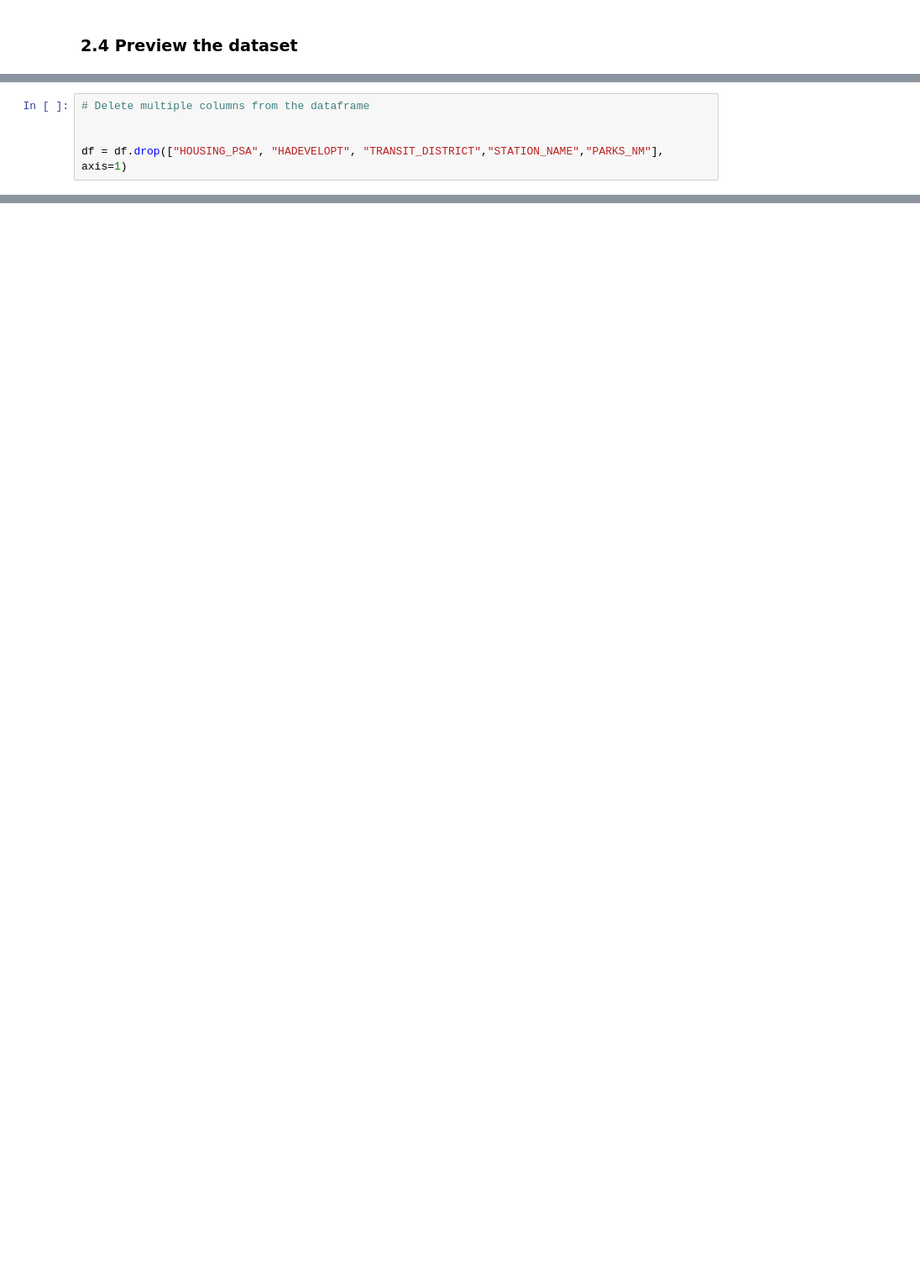
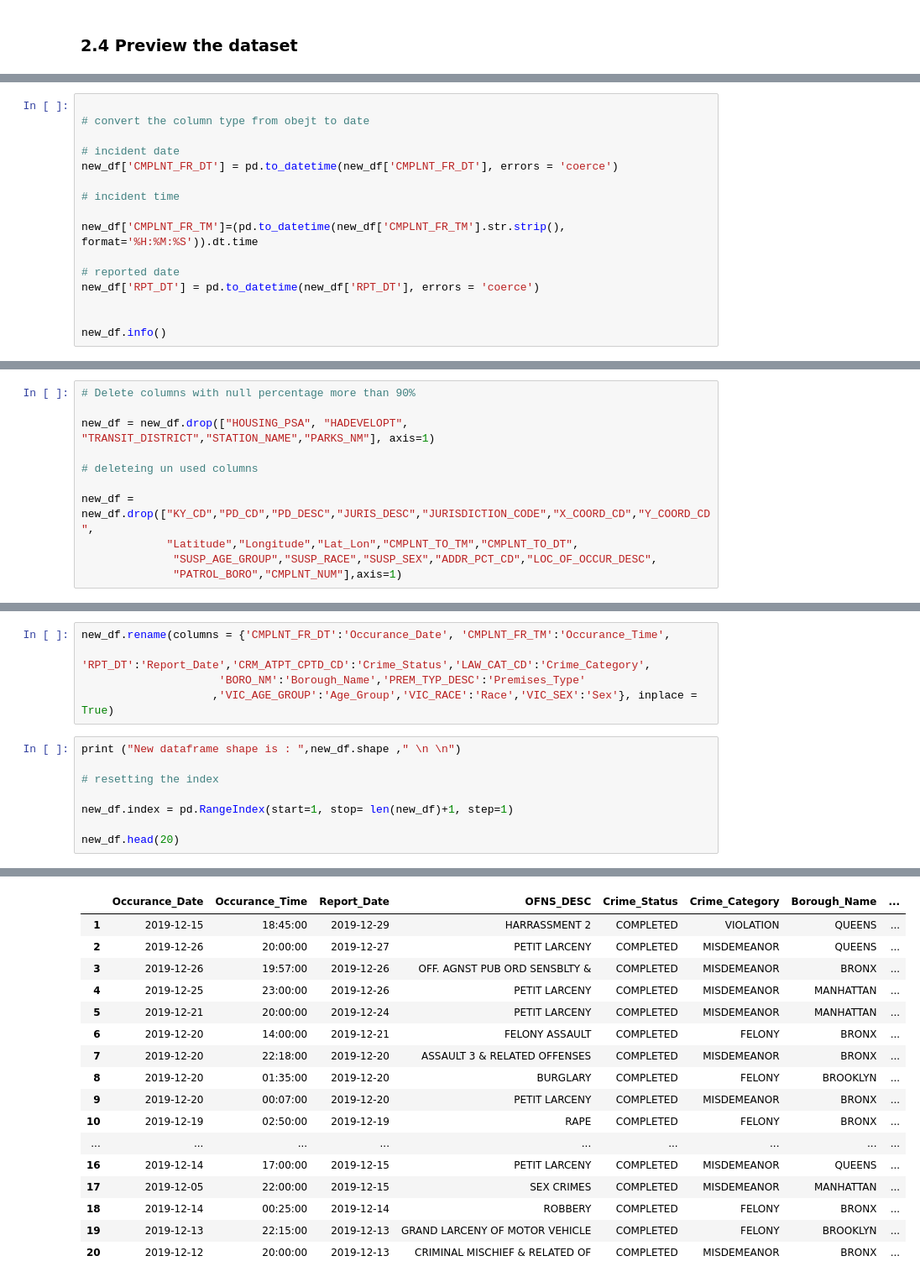
Before and after one commit to moutasam/NYC-Complaints-Python-Project, a Jupyter notebook: NYC Crimes Analysis.ipynb, the cells around one changed output, grey strips where cells are left out. Shown at 84% size. Drawn from its saved outputs; the diff is of its cells as text; blank space fills up the shorter version.

```diff
--- a/NYC Crimes Analysis.ipynb
+++ b/NYC Crimes Analysis.ipynb
@@ -127,5 +117,0 @@ dtype: object
-# %%
-# Delete multiple columns from the dataframe
-
-
-df = df.drop(["HOUSING_PSA", "HADEVELOPT", "TRANSIT_DISTRICT","STATION_NAME","PARKS_NM"], axis=1)
@@ -210,0 +320,16 @@ The Total number of records with valid age groups :  5383587  which is  68.795 %
+# %%
+
+# convert the column type from obejt to date
+
+# incident date
+new_df['CMPLNT_FR_DT'] = pd.to_datetime(new_df['CMPLNT_FR_DT'], errors = 'coerce')
+
+# incident time
+
+new_df['CMPLNT_FR_TM']=(pd.to_datetime(new_df['CMPLNT_FR_TM'].str.strip(), format='%H:%M:%S')).dt.time
+
+# reported date
+new_df['RPT_DT'] = pd.to_datetime(new_df['RPT_DT'], errors = 'coerce')
+
+
+new_df.info()
@@ -241,0 +359,11 @@ valid_age_df.groupby(['VIC_AGE_GROUP','VIC_RACE']).count()
+# %%
+# Delete columns with null percentage more than 90%
+
+new_df = new_df.drop(["HOUSING_PSA", "HADEVELOPT", "TRANSIT_DISTRICT","STATION_NAME","PARKS_NM"], axis=1)
+
+# deleteing un used columns
+
+new_df = new_df.drop(["KY_CD","PD_CD","PD_DESC","JURIS_DESC","JURISDICTION_CODE","X_COORD_CD","Y_COORD_CD",
+             "Latitude","Longitude","Lat_Lon","CMPLNT_TO_TM","CMPLNT_TO_DT",
+              "SUSP_AGE_GROUP","SUSP_RACE","SUSP_SEX","ADDR_PCT_CD","LOC_OF_OCCUR_DESC",
+              "PATROL_BORO","CMPLNT_NUM"],axis=1)
@@ -241,0 +374,14 @@ valid_age_df.groupby(['VIC_AGE_GROUP','VIC_RACE']).count()
+# %%
+new_df.rename(columns = {'CMPLNT_FR_DT':'Occurance_Date', 'CMPLNT_FR_TM':'Occurance_Time',
+                     'RPT_DT':'Report_Date','CRM_ATPT_CPTD_CD':'Crime_Status','LAW_CAT_CD':'Crime_Category',
+                     'BORO_NM':'Borough_Name','PREM_TYP_DESC':'Premises_Type'
+                    ,'VIC_AGE_GROUP':'Age_Group','VIC_RACE':'Race','VIC_SEX':'Sex'}, inplace = True)
+# %%
+print ("New dataframe shape is : ",new_df.shape ," \n \n")
+
+# resetting the index
+
+new_df.index = pd.RangeIndex(start=1, stop= len(new_df)+1, step=1)
+
+new_df.head(20)
+# %% [output]
@@ -241,0 +389,17 @@ valid_age_df.groupby(['VIC_AGE_GROUP','VIC_RACE']).count()
+|  | Occurance_Date | Occurance_Time | Report_Date | OFNS_DESC | Crime_Status | Crime_Category | Borough_Name | ... |
+| 1 | 2019-12-15 | 18:45:00 | 2019-12-29 | HARRASSMENT 2 | COMPLETED | VIOLATION | QUEENS | ... |
+| 2 | 2019-12-26 | 20:00:00 | 2019-12-27 | PETIT LARCENY | COMPLETED | MISDEMEANOR | QUEENS | ... |
+| 3 | 2019-12-26 | 19:57:00 | 2019-12-26 | OFF. AGNST PUB ORD SENSBLTY & | COMPLETED | MISDEMEANOR | BRONX | ... |
+| 4 | 2019-12-25 | 23:00:00 | 2019-12-26 | PETIT LARCENY | COMPLETED | MISDEMEANOR | MANHATTAN | ... |
+| 5 | 2019-12-21 | 20:00:00 | 2019-12-24 | PETIT LARCENY | COMPLETED | MISDEMEANOR | MANHATTAN | ... |
+| 6 | 2019-12-20 | 14:00:00 | 2019-12-21 | FELONY ASSAULT | COMPLETED | FELONY | BRONX | ... |
+| 7 | 2019-12-20 | 22:18:00 | 2019-12-20 | ASSAULT 3 & RELATED OFFENSES | COMPLETED | MISDEMEANOR | BRONX | ... |
+| 8 | 2019-12-20 | 01:35:00 | 2019-12-20 | BURGLARY | COMPLETED | FELONY | BROOKLYN | ... |
+| 9 | 2019-12-20 | 00:07:00 | 2019-12-20 | PETIT LARCENY | COMPLETED | MISDEMEANOR | BRONX | ... |
+| 10 | 2019-12-19 | 02:50:00 | 2019-12-19 | RAPE | COMPLETED | FELONY | BRONX | ... |
+| ... | ... | ... | ... | ... | ... | ... | ... | ... |
+| 16 | 2019-12-14 | 17:00:00 | 2019-12-15 | PETIT LARCENY | COMPLETED | MISDEMEANOR | QUEENS | ... |
+| 17 | 2019-12-05 | 22:00:00 | 2019-12-15 | SEX CRIMES | COMPLETED | MISDEMEANOR | MANHATTAN | ... |
+| 18 | 2019-12-14 | 00:25:00 | 2019-12-14 | ROBBERY | COMPLETED | FELONY | BRONX | ... |
+| 19 | 2019-12-13 | 22:15:00 | 2019-12-13 | GRAND LARCENY OF MOTOR VEHICLE | COMPLETED | FELONY | BROOKLYN | ... |
+| 20 | 2019-12-12 | 20:00:00 | 2019-12-13 | CRIMINAL MISCHIEF & RELATED OF | COMPLETED | MISDEMEANOR | BRONX | ... |
```
Also changed, not shown: parts of 30 cells of this notebook.
